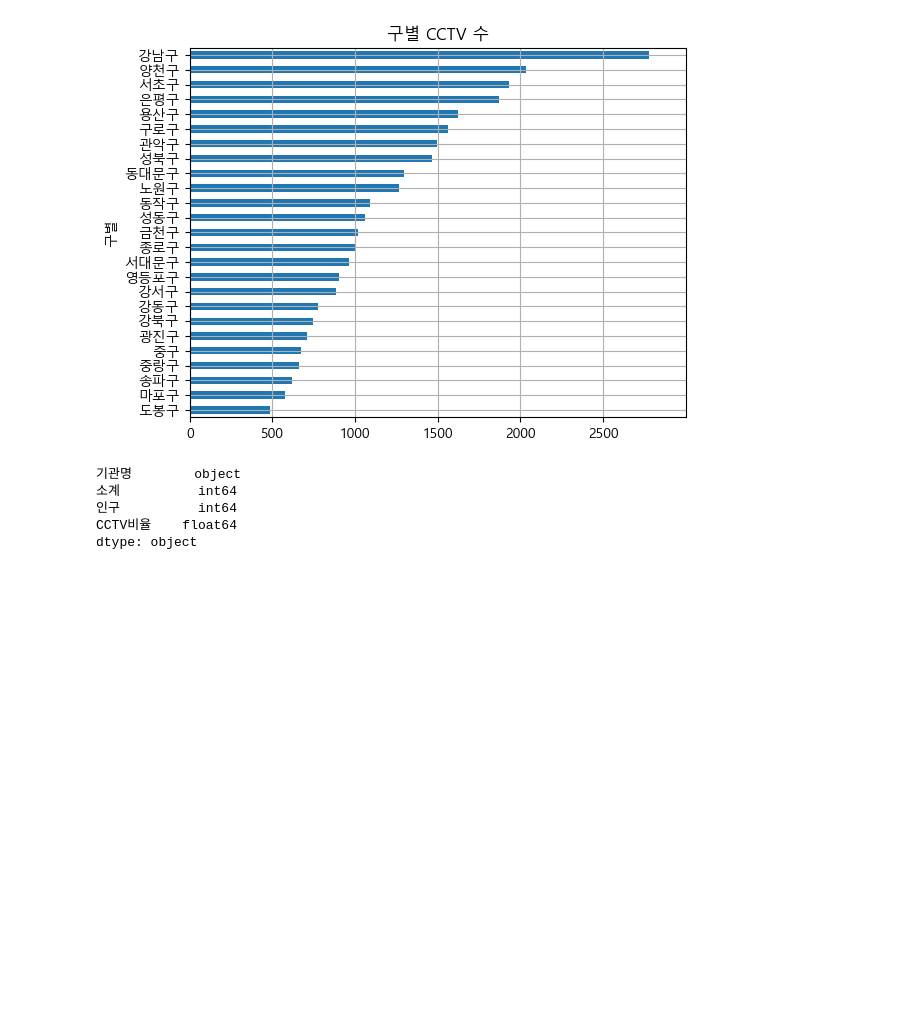
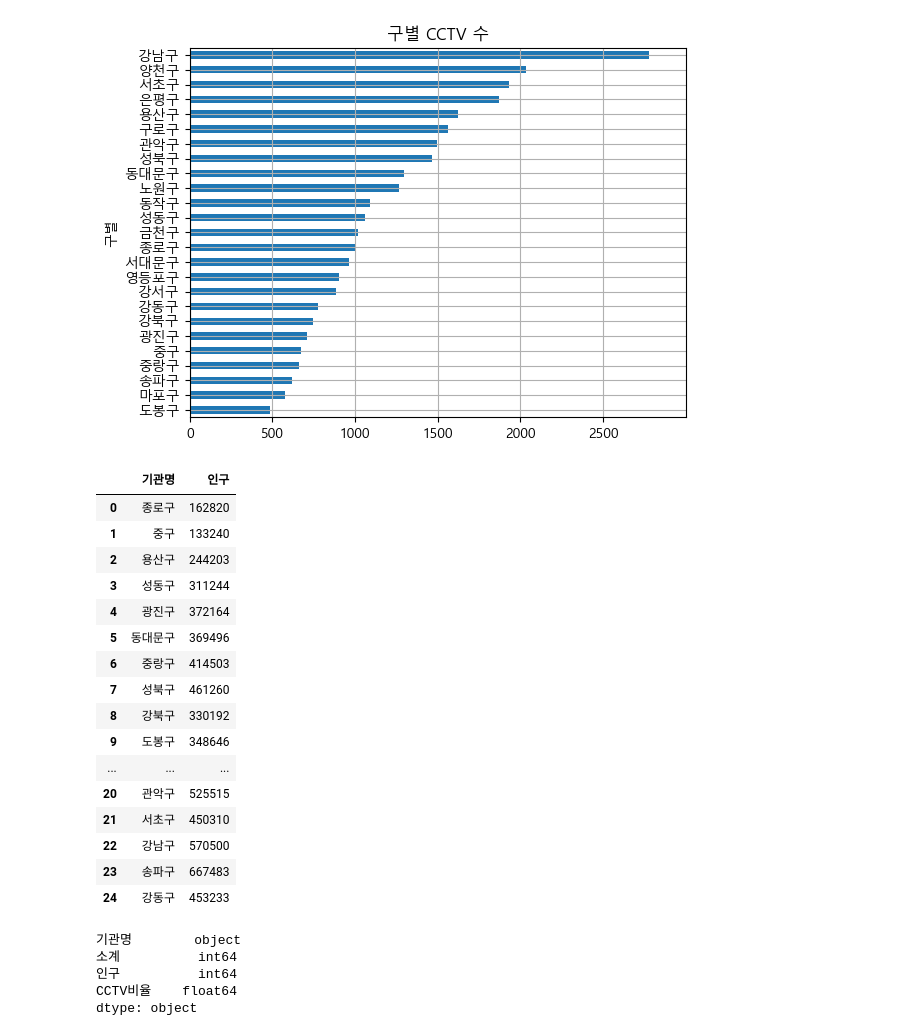
Before and after one commit to lth0813/SeSAC-LECTURE, a Jupyter notebook: 과제/MP2/MP2.ipynb, the cells around one changed output. Saved outputs shown, nothing was run; the diff lists cells and outputs as text; code cells hidden in the pictures; blank space fills up the shorter version.

```diff
--- a/과제/MP2/MP2.ipynb
+++ b/과제/MP2/MP2.ipynb
@@ -26,6 +26,26 @@ plt.barh(y, x, height=0.5)
 <BarContainer object of 25 artists>
 [figure]
 # %%
+# 필요한 데이터만 추출
 pop.rename(columns={"자치구":"기관명"},inplace=True)
 pop2 = pop[['기관명','인구']][3:].reset_index(drop=True)
+pop2
+# %% [output]
+|  | 기관명 | 인구 |
+| 0 | 종로구 | 162820 |
+| 1 | 중구 | 133240 |
+| 2 | 용산구 | 244203 |
+| 3 | 성동구 | 311244 |
+| 4 | 광진구 | 372164 |
+| 5 | 동대문구 | 369496 |
+| 6 | 중랑구 | 414503 |
+| 7 | 성북구 | 461260 |
+| 8 | 강북구 | 330192 |
+| 9 | 도봉구 | 348646 |
+| ... | ... | ... |
+| 20 | 관악구 | 525515 |
+| 21 | 서초구 | 450310 |
+| 22 | 강남구 | 570500 |
+| 23 | 송파구 | 667483 |
+| 24 | 강동구 | 453233 |
 # %%
```
Also changed, not shown: parts of 16 cells of this notebook, 16 other files.
